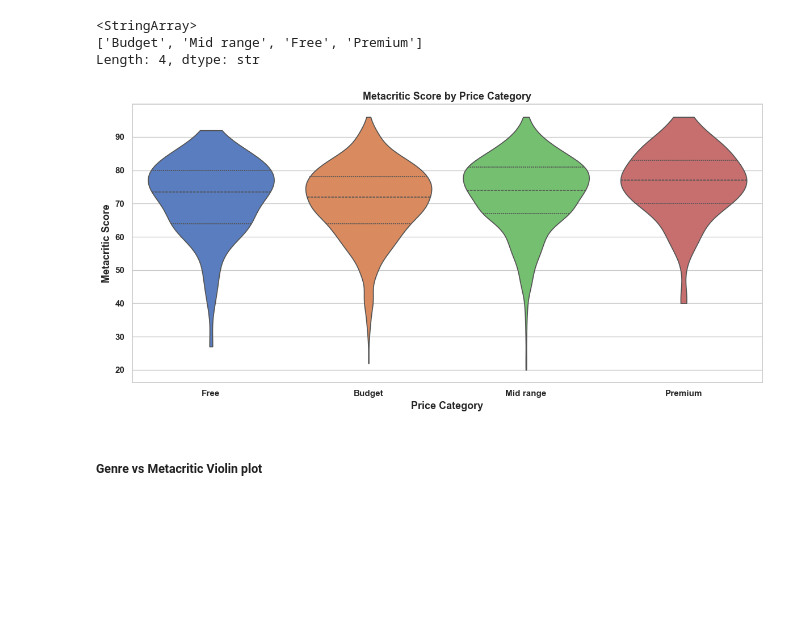
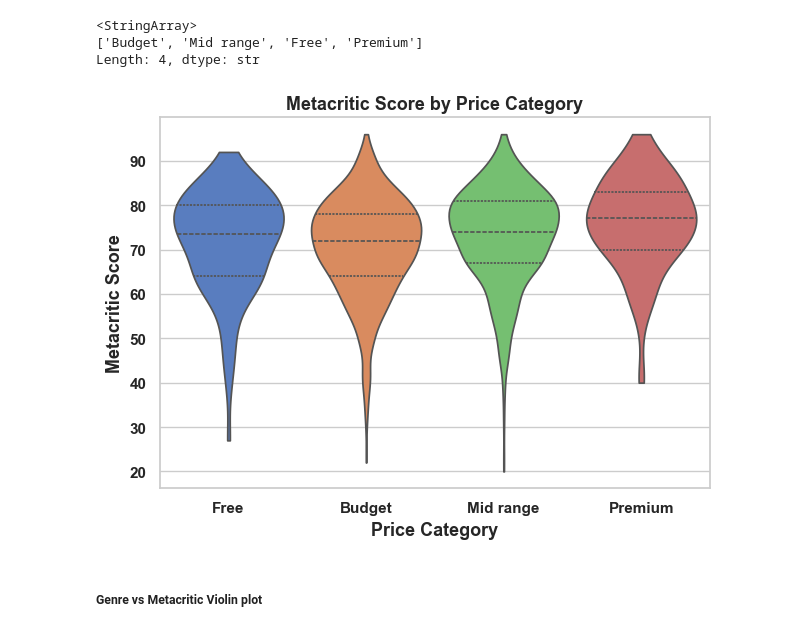
Before and after one commit to Pranishgrg21/Game_features_analysis, a Jupyter notebook: game_analysis.ipynb, the cells around one changed output. Drawn from its saved outputs; the diff is of its cells as text; code cells hidden in the pictures; blank space fills up the shorter version.

```diff
--- a/game_analysis.ipynb
+++ b/game_analysis.ipynb
@@ -1010,28 +1010,28 @@ print(df['PriceCategory'].unique())
 ['Budget', 'Mid range', 'Free', 'Premium']
 Length: 4, dtype: str
 # %%
-plt.figure(figsize=(12, 6))
+# plt.figure(figsize=(10, 6))
 
 score = df[df['Metacritic'] > 0]
 price_order = ['Free', 'Budget', 'Mid range', 'Premium']
 sns.violinplot(
     data=score,
     x='PriceCategory',
     y='Metacritic',
     order=price_order,
     palette='muted',
     inner='quartile', # Quartile lines inside violin
     cut=0
 )
 plt.title('Metacritic Score by Price Category', fontweight='bold', fontsize=13)
 plt.xlabel('Price Category', fontweight='bold', fontsize=13)
 plt.ylabel('Metacritic Score', fontweight='bold', fontsize=13)
 plt.xticks(fontweight='bold', fontsize=11)
 plt.yticks(fontweight='bold', fontsize=11)
 plt.tight_layout()
 plt.show()
 # %% [output]
-[figure, old version]
+[figure, new version]
 # %% [markdown]
 ##### Genre vs Metacritic Violin plot
 # %%
```
Also changed, not shown: parts of 4 cells of this notebook, 3 other files.
